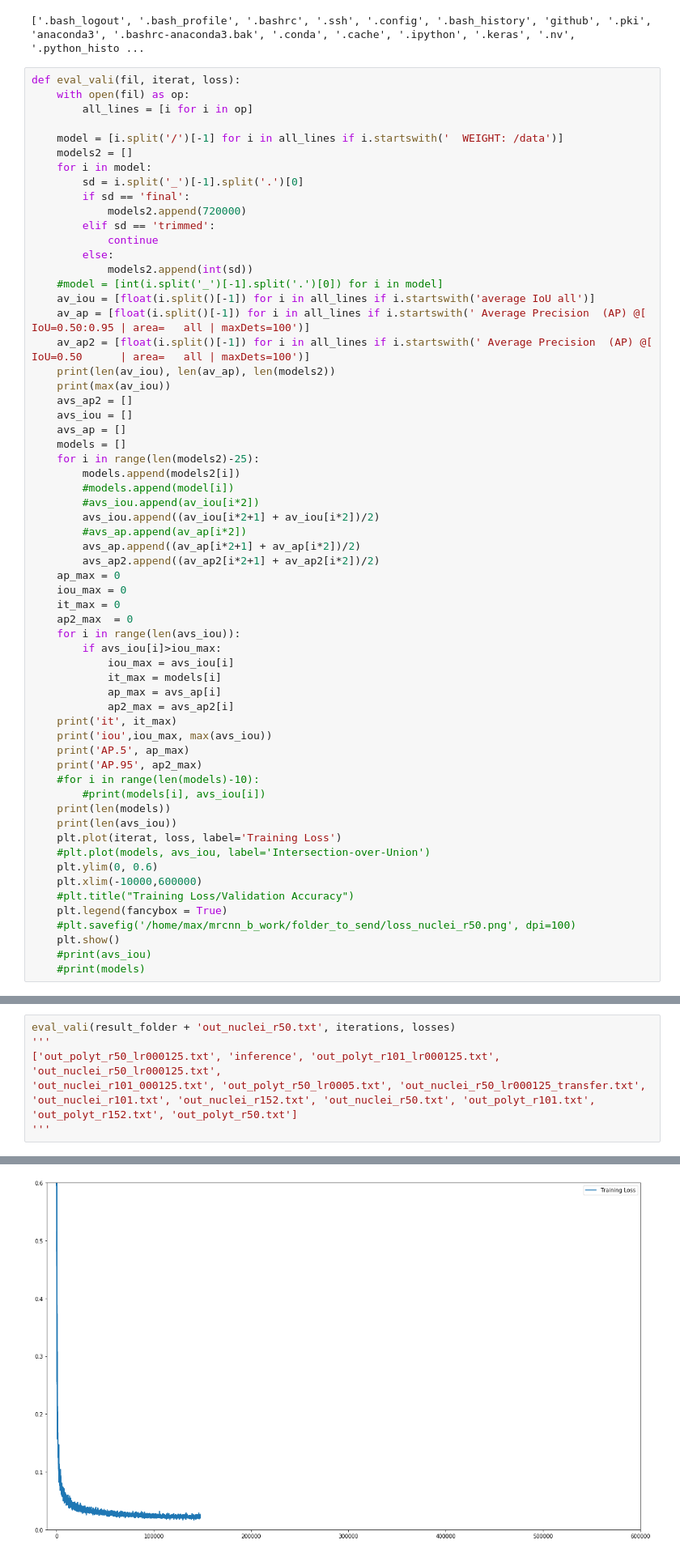
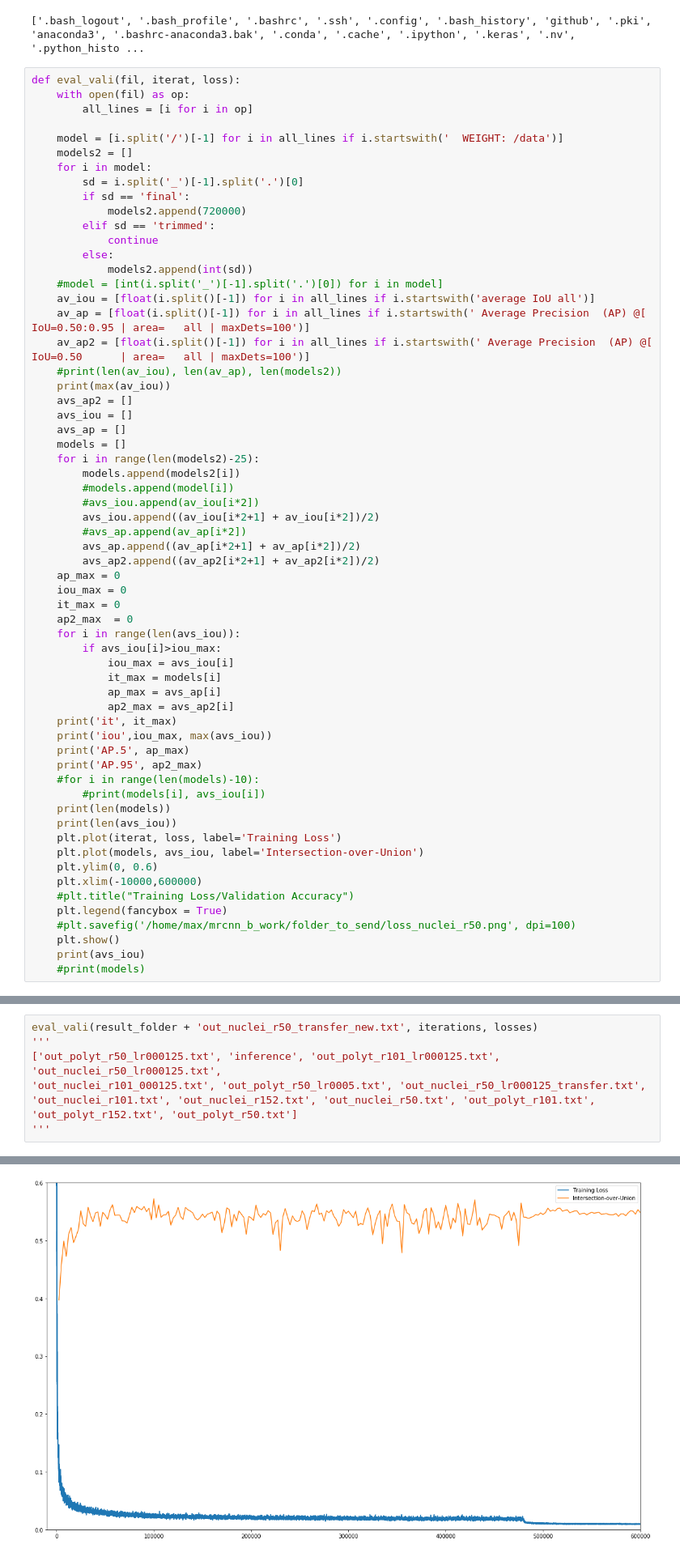
Before and after one commit to maxsenh/nuclei_cell_detect, a Jupyter notebook: parsing/get_loss_new.ipynb, the cells around one changed output, grey strips where cells are left out. Shown at 81% size. Drawn from its saved outputs; the diff is of its cells as text.

```diff
--- a/parsing/get_loss_new.ipynb
+++ b/parsing/get_loss_new.ipynb
@@ -59,7 +59,7 @@ def eval_vali(fil, iterat, loss):
     av_iou = [float(i.split()[-1]) for i in all_lines if i.startswith('average IoU all')]
     av_ap = [float(i.split()[-1]) for i in all_lines if i.startswith(' Average Precision  (AP) @[ IoU=0.50:0.95 | area=   all | maxDets=100')]
     av_ap2 = [float(i.split()[-1]) for i in all_lines if i.startswith(' Average Precision  (AP) @[ IoU=0.50      | area=   all | maxDets=100')]
-    print(len(av_iou), len(av_ap), len(models2))
+    #print(len(av_iou), len(av_ap), len(models2))
     print(max(av_iou))
     avs_ap2 = []
     avs_iou = []
@@ -92,14 +92,14 @@ def eval_vali(fil, iterat, loss):
     print(len(models))
     print(len(avs_iou))
     plt.plot(iterat, loss, label='Training Loss')
-    #plt.plot(models, avs_iou, label='Intersection-over-Union')
+    plt.plot(models, avs_iou, label='Intersection-over-Union')
     plt.ylim(0, 0.6)
     plt.xlim(-10000,600000)
     #plt.title("Training Loss/Validation Accuracy")
     plt.legend(fancybox = True)
     #plt.savefig('/home/max/mrcnn_b_work/folder_to_send/loss_nuclei_r50.png', dpi=100)
     plt.show()
-    #print(avs_iou)
+    print(avs_iou)
     #print(models)
 # %%
 losses = []
@@ -150,7 +150,7 @@ norm_time = [(max(eta) - i) for i in eta]
 norm_iterations = [i / 100000 for i in iterations]
 #print(min(losses))
 # %%
-eval_vali(result_folder + 'out_nuclei_r50.txt', iterations, losses)
+eval_vali(result_folder + 'out_nuclei_r50_transfer_new.txt', iterations, losses)
 '''
 ['out_polyt_r50_lr000125.txt', 'inference', 'out_polyt_r101_lr000125.txt', 'out_nuclei_r50_lr000125.txt',
 'out_nuclei_r101_000125.txt', 'out_polyt_r50_lr0005.txt', 'out_nuclei_r50_lr000125_transfer.txt',
@@ -168 +167 @@ AP.95 0.226
-[figure, old version]
+[figure, new version]
```
Also changed, not shown: parts of 2 cells of this notebook, 2 other files.
